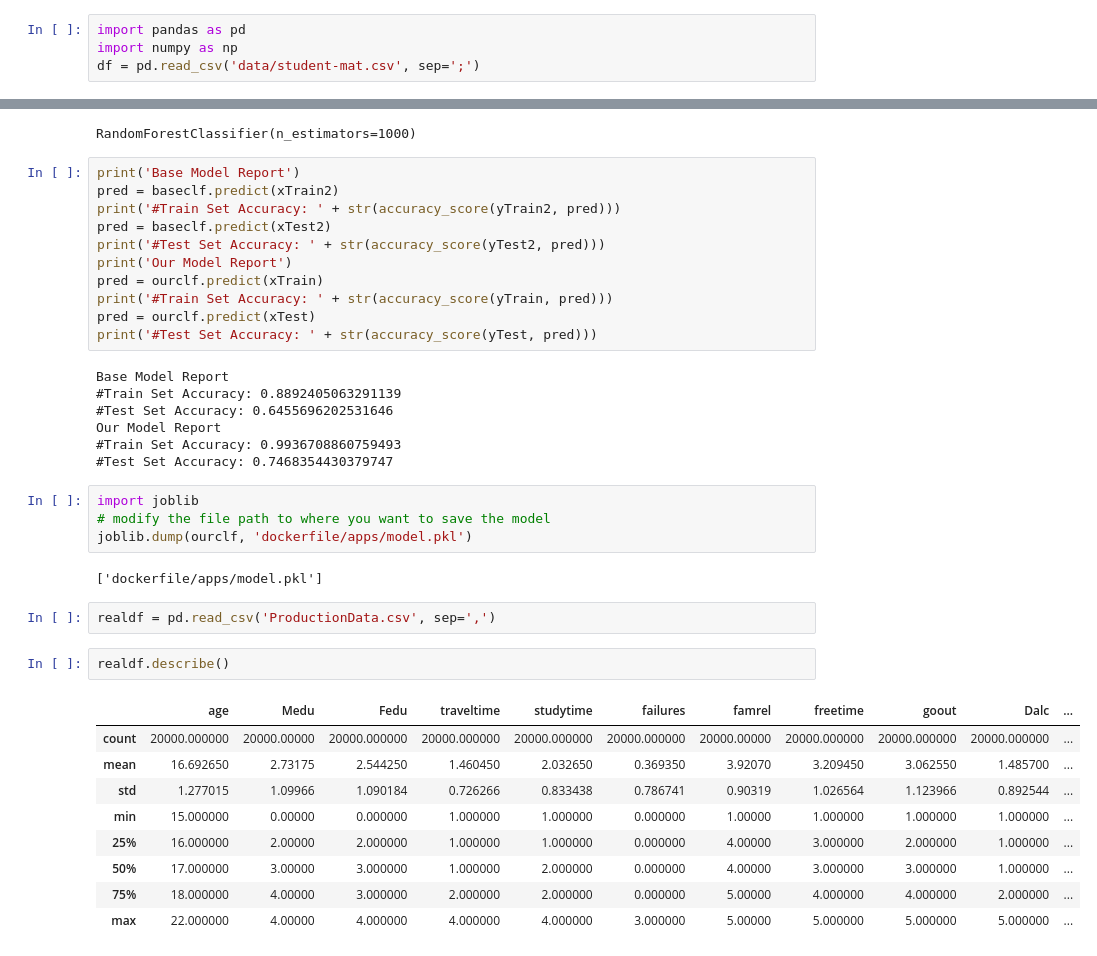
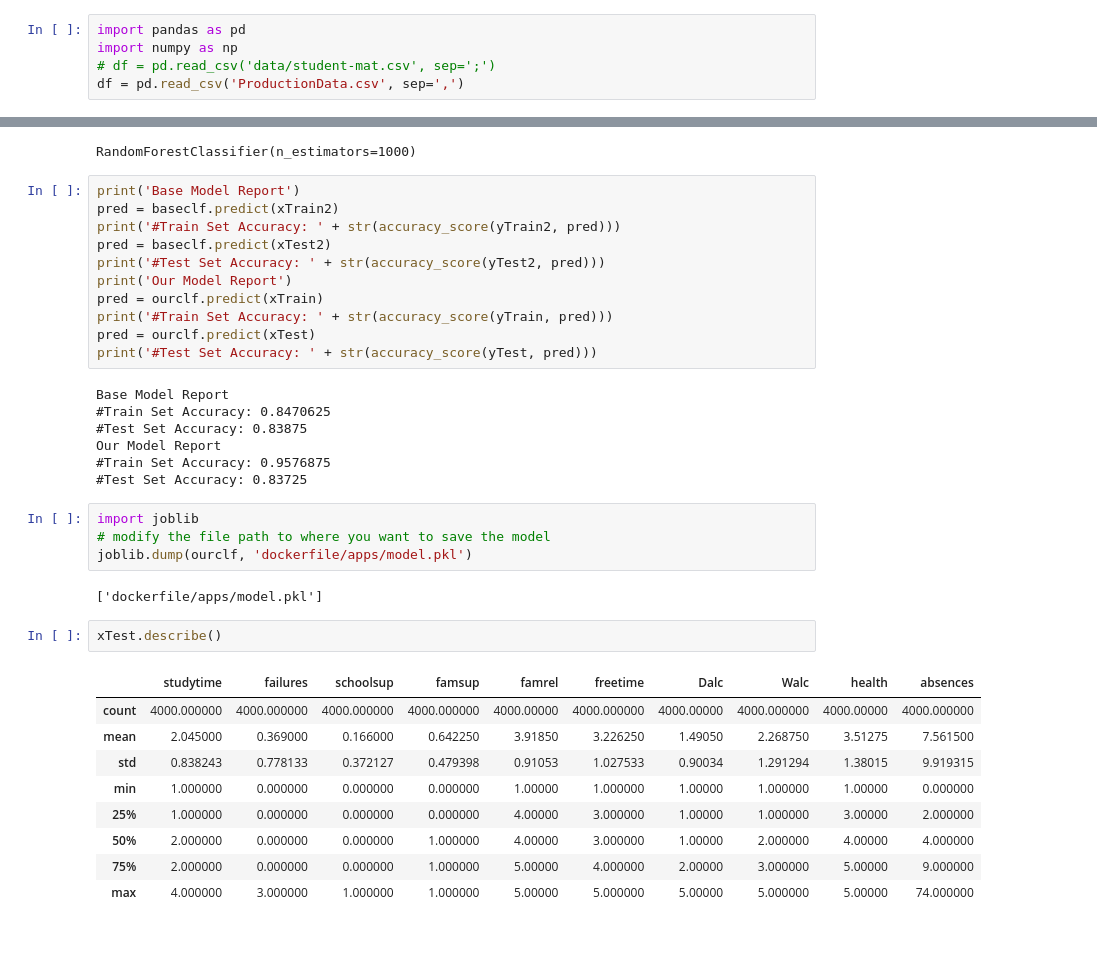
Before and after one commit to CMU-313/fall-2021-hw4-sleepygit, a Jupyter notebook: model_build.ipynb, the cells around one changed output, grey strips where cells are left out. Drawn from its saved outputs; the diff is of its cells as text.

```diff
--- a/model_build.ipynb
+++ b/model_build.ipynb
@@ -3,7 +3,8 @@
 # %%
 import pandas as pd
 import numpy as np
-df = pd.read_csv('data/student-mat.csv', sep=';')
+# df = pd.read_csv('data/student-mat.csv', sep=';')
+df = pd.read_csv('ProductionData.csv', sep=',')
 # %% [markdown]
 Summary of the data
 # %%
@@ -126,28 +125,26 @@ pred = ourclf.predict(xTest)
 print('#Test Set Accuracy: ' + str(accuracy_score(yTest, pred)))
 # %% [output]
 Base Model Report
-#Train Set Accuracy: 0.8892405063291139
-#Test Set Accuracy: 0.6455696202531646
+#Train Set Accuracy: 0.8470625
+#Test Set Accuracy: 0.83875
 Our Model Report
-#Train Set Accuracy: 0.9936708860759493
-#Test Set Accuracy: 0.7468354430379747
+#Train Set Accuracy: 0.9576875
+#Test Set Accuracy: 0.83725
 # %%
 import joblib
 # modify the file path to where you want to save the model
 joblib.dump(ourclf, 'dockerfile/apps/model.pkl')
 # %% [output]
 ['dockerfile/apps/model.pkl']
-# %%
-realdf = pd.read_csv('ProductionData.csv', sep=',')
 # %%
-realdf.describe()
+xTest.describe()
 # %% [output]
-|  | age | Medu | Fedu | traveltime | studytime | failures | famrel | freetime | goout | Dalc | ... |
-| count | 20000.000000 | 20000.00000 | 20000.000000 | 20000.000000 | 20000.000000 | 20000.000000 | 20000.00000 | 20000.000000 | 20000.000000 | 20000.000000 | ... |
-| mean | 16.692650 | 2.73175 | 2.544250 | 1.460450 | 2.032650 | 0.369350 | 3.92070 | 3.209450 | 3.062550 | 1.485700 | ... |
-| std | 1.277015 | 1.09966 | 1.090184 | 0.726266 | 0.833438 | 0.786741 | 0.90319 | 1.026564 | 1.123966 | 0.892544 | ... |
-| min | 15.000000 | 0.00000 | 0.000000 | 1.000000 | 1.000000 | 0.000000 | 1.00000 | 1.000000 | 1.000000 | 1.000000 | ... |
-| 25% | 16.000000 | 2.00000 | 2.000000 | 1.000000 | 1.000000 | 0.000000 | 4.00000 | 3.000000 | 2.000000 | 1.000000 | ... |
-| 50% | 17.000000 | 3.00000 | 3.000000 | 1.000000 | 2.000000 | 0.000000 | 4.00000 | 3.000000 | 3.000000 | 1.000000 | ... |
-| 75% | 18.000000 | 4.00000 | 3.000000 | 2.000000 | 2.000000 | 0.000000 | 5.00000 | 4.000000 | 4.000000 | 2.000000 | ... |
-| max | 22.000000 | 4.00000 | 4.000000 | 4.000000 | 4.000000 | 3.000000 | 5.00000 | 5.000000 | 5.000000 | 5.000000 | ... |
+|  | studytime | failures | schoolsup | famsup | famrel | freetime | Dalc | Walc | health | absences |
+| count | 4000.000000 | 4000.000000 | 4000.000000 | 4000.000000 | 4000.00000 | 4000.000000 | 4000.00000 | 4000.000000 | 4000.00000 | 4000.000000 |
+| mean | 2.045000 | 0.369000 | 0.166000 | 0.642250 | 3.91850 | 3.226250 | 1.49050 | 2.268750 | 3.51275 | 7.561500 |
+| std | 0.838243 | 0.778133 | 0.372127 | 0.479398 | 0.91053 | 1.027533 | 0.90034 | 1.291294 | 1.38015 | 9.919315 |
+| min | 1.000000 | 0.000000 | 0.000000 | 0.000000 | 1.00000 | 1.000000 | 1.00000 | 1.000000 | 1.00000 | 0.000000 |
+| 25% | 1.000000 | 0.000000 | 0.000000 | 0.000000 | 4.00000 | 3.000000 | 1.00000 | 1.000000 | 3.00000 | 2.000000 |
+| 50% | 2.000000 | 0.000000 | 0.000000 | 1.000000 | 4.00000 | 3.000000 | 1.00000 | 2.000000 | 4.00000 | 4.000000 |
+| 75% | 2.000000 | 0.000000 | 0.000000 | 1.000000 | 5.00000 | 4.000000 | 2.00000 | 3.000000 | 5.00000 | 9.000000 |
+| max | 4.000000 | 3.000000 | 1.000000 | 1.000000 | 5.00000 | 5.000000 | 5.00000 | 5.000000 | 5.00000 | 74.000000 |
```
Also changed, not shown: parts of 19 cells of this notebook.
